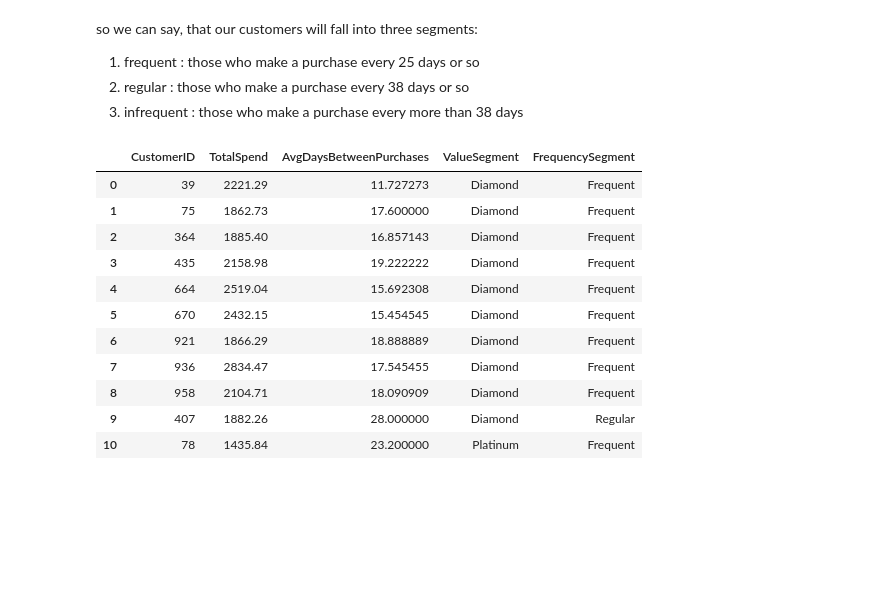
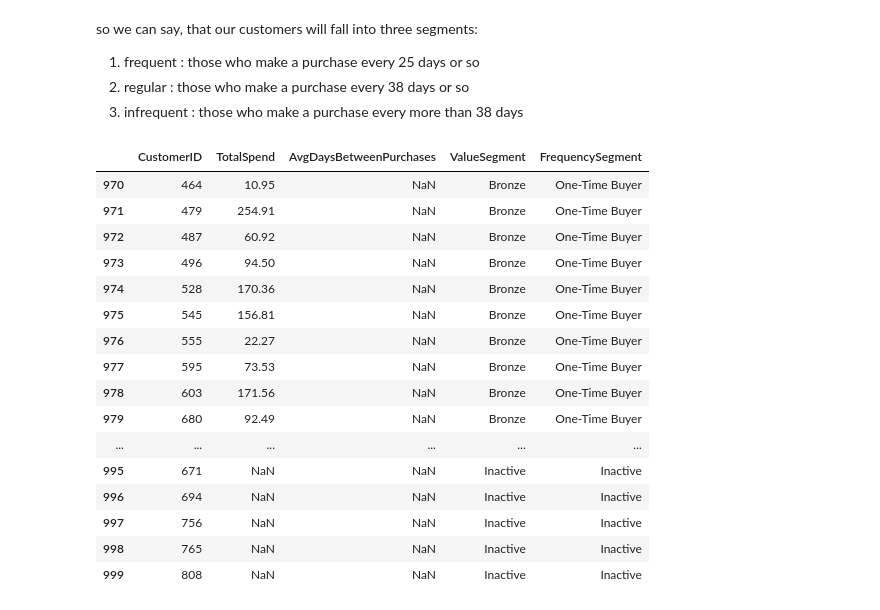
Before and after one commit to artech-0/sql-market-analysis-case-study, a Jupyter notebook: sql_case_study.ipynb, the cells around one changed output. Drawn from its saved outputs; the diff is of its cells as text; code cells hidden in the pictures; blank space fills up the shorter version.

```diff
--- a/sql_case_study.ipynb
+++ b/sql_case_study.ipynb
@@ -2031,18 +2032,23 @@ ORDER BY
 """
 segmentation_df = pd.read_sql(segmentation_q, conn)
 # segmentation_df[segmentation_df['AvgDaysBetweenPurchases'].isna()]
-# %%
-segmentation_df.head(11)
-# %% [output]
-|  | CustomerID | TotalSpend | AvgDaysBetweenPurchases | ValueSegment | FrequencySegment |
-| 0 | 39 | 2221.29 | 11.727273 | Diamond | Frequent |
-| 1 | 75 | 1862.73 | 17.600000 | Diamond | Frequent |
-| 2 | 364 | 1885.40 | 16.857143 | Diamond | Frequent |
-| 3 | 435 | 2158.98 | 19.222222 | Diamond | Frequent |
-| 4 | 664 | 2519.04 | 15.692308 | Diamond | Frequent |
-| 5 | 670 | 2432.15 | 15.454545 | Diamond | Frequent |
-| 6 | 921 | 1866.29 | 18.888889 | Diamond | Frequent |
-| 7 | 936 | 2834.47 | 17.545455 | Diamond | Frequent |
-| 8 | 958 | 2104.71 | 18.090909 | Diamond | Frequent |
-| 9 | 407 | 1882.26 | 28.000000 | Diamond | Regular |
-| 10 | 78 | 1435.84 | 23.200000 | Platinum | Frequent |
+# %%
+segmentation_df.tail(30)
+# %% [output]
+|  | CustomerID | TotalSpend | AvgDaysBetweenPurchases | ValueSegment | FrequencySegment |
+| 970 | 464 | 10.95 | NaN | Bronze | One-Time Buyer |
+| 971 | 479 | 254.91 | NaN | Bronze | One-Time Buyer |
+| 972 | 487 | 60.92 | NaN | Bronze | One-Time Buyer |
+| 973 | 496 | 94.50 | NaN | Bronze | One-Time Buyer |
+| 974 | 528 | 170.36 | NaN | Bronze | One-Time Buyer |
+| 975 | 545 | 156.81 | NaN | Bronze | One-Time Buyer |
+| 976 | 555 | 22.27 | NaN | Bronze | One-Time Buyer |
+| 977 | 595 | 73.53 | NaN | Bronze | One-Time Buyer |
+| 978 | 603 | 171.56 | NaN | Bronze | One-Time Buyer |
+| 979 | 680 | 92.49 | NaN | Bronze | One-Time Buyer |
+| ... | ... | ... | ... | ... | ... |
+| 995 | 671 | NaN | NaN | Inactive | Inactive |
+| 996 | 694 | NaN | NaN | Inactive | Inactive |
+| 997 | 756 | NaN | NaN | Inactive | Inactive |
+| 998 | 765 | NaN | NaN | Inactive | Inactive |
+| 999 | 808 | NaN | NaN | Inactive | Inactive |
```
Also changed, not shown: parts of 3 cells of this notebook.
